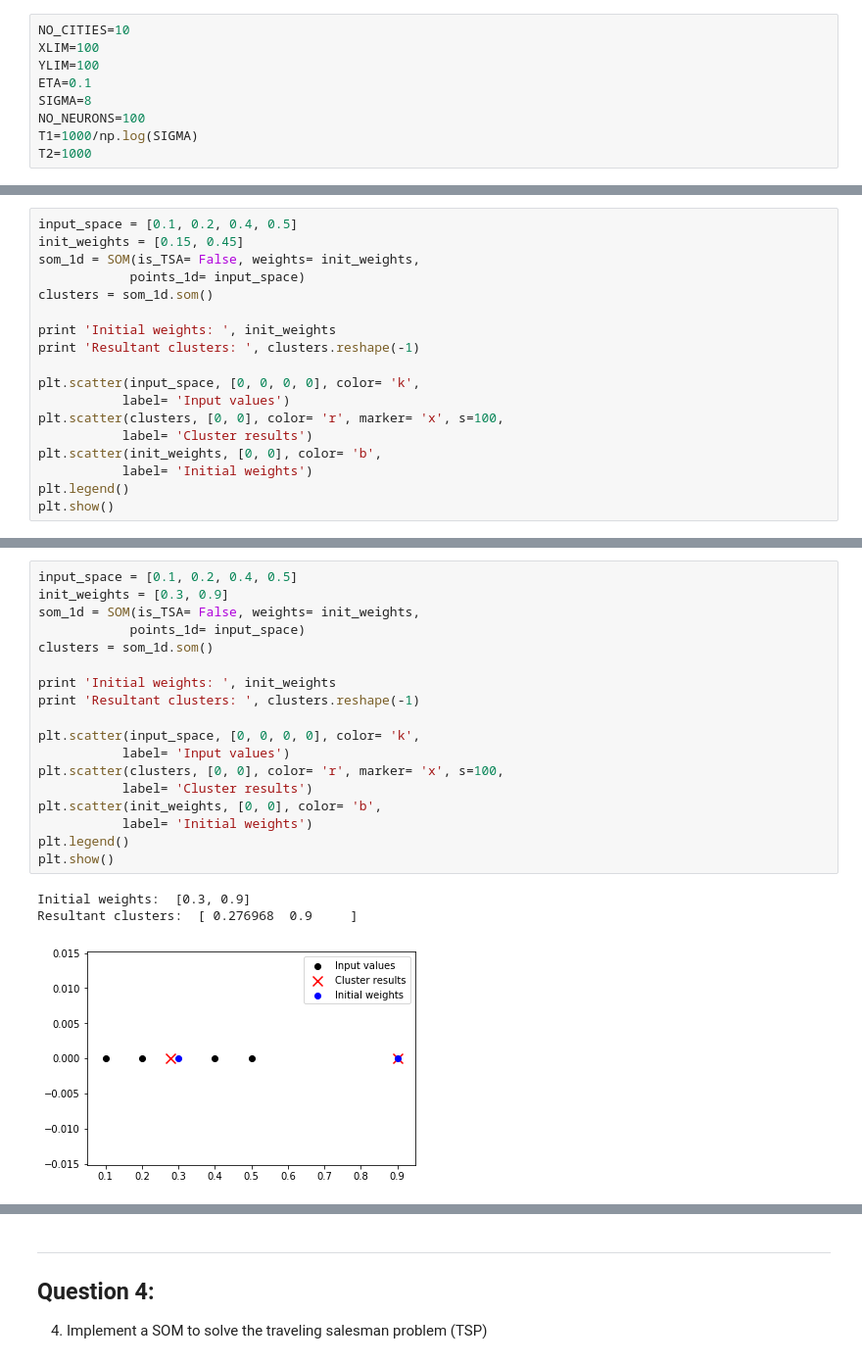
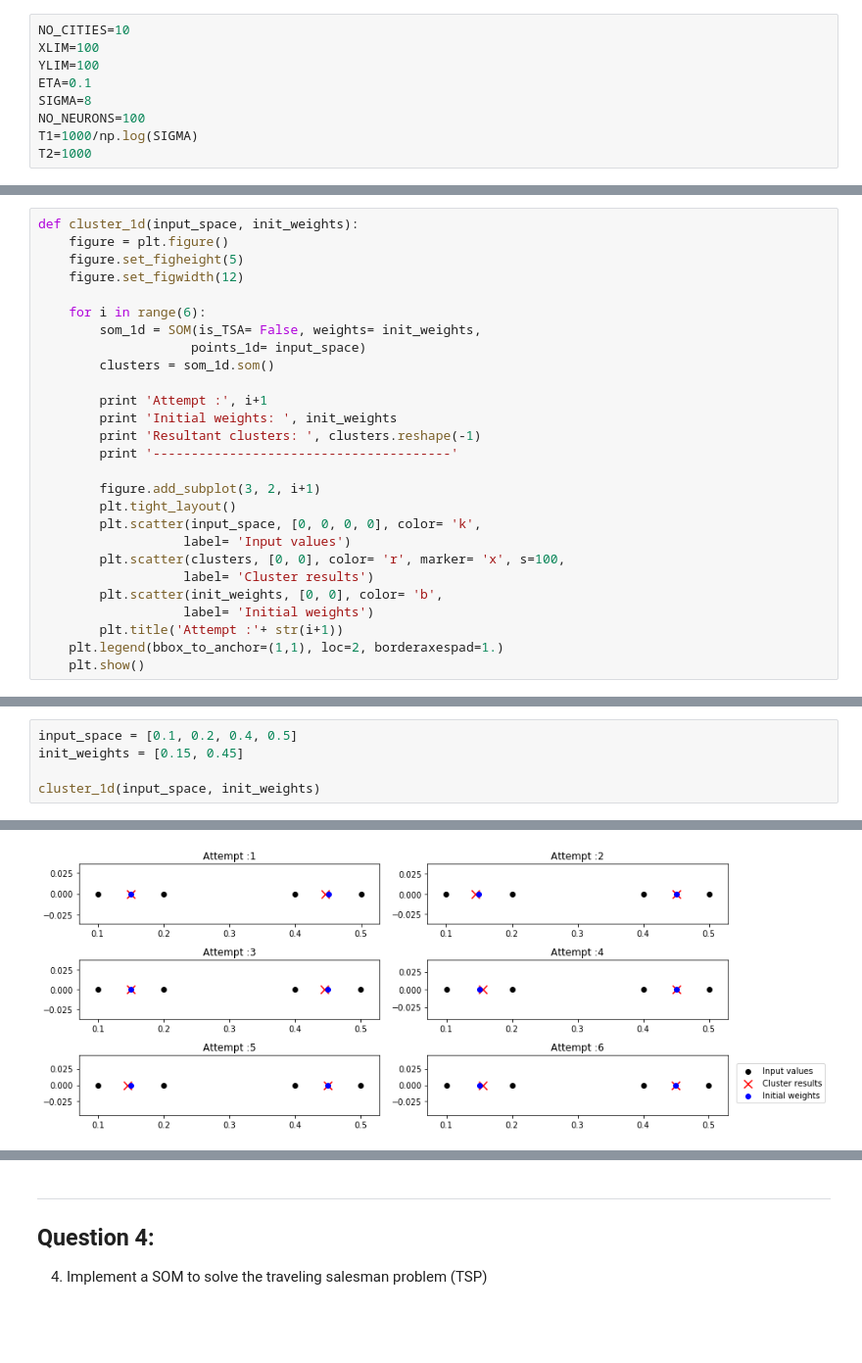
Before and after one commit to debaraj-barua/neural-networks-ws17, a Jupyter notebook: Assignment09/NN_DebarajBarua_NareshKumarGurulingan_041217/NN_DebarajBarua_NareshKumarGurulingan_041217_src/NN_DebarajBarua_NareshKumarGurulingan_041217.ipynb, the cells around one changed output, grey strips where cells are left out. Shown at 98% size. Drawn from its saved outputs; the diff is of its cells as text; blank space fills up the shorter version.

```diff
--- a/Assignment09/NN_DebarajBarua_NareshKumarGurulingan_041217/NN_DebarajBarua_NareshKumarGurulingan_041217_src/NN_DebarajBarua_NareshKumarGurulingan_041217.ipynb
+++ b/Assignment09/NN_DebarajBarua_NareshKumarGurulingan_041217/NN_DebarajBarua_NareshKumarGurulingan_041217_src/NN_DebarajBarua_NareshKumarGurulingan_041217.ipynb
@@ -125,20 +128,29 @@ class SOM():
         if self.is_TSA == False:
             return self.weights
 # %%
-input_space = [0.1, 0.2, 0.4, 0.5]
-init_weights = [0.15, 0.45]
-som_1d = SOM(is_TSA= False, weights= init_weights,
-            points_1d= input_space)
-clusters = som_1d.som()
+def cluster_1d(input_space, init_weights):
+    figure = plt.figure()
+    figure.set_figheight(5)
+    figure.set_figwidth(12)
 
-print 'Initial weights: ', init_weights
-print 'Resultant clusters: ', clusters.reshape(-1)
+    for i in range(6):
+        som_1d = SOM(is_TSA= False, weights= init_weights,
+                    points_1d= input_space)
+        clusters = som_1d.som()
 
-plt.scatter(input_space, [0, 0, 0, 0], color= 'k',
-           label= 'Input values')
-plt.scatter(clusters, [0, 0], color= 'r', marker= 'x', s=100,
-           label= 'Cluster results')
-plt.scatter(init_weights, [0, 0], color= 'b',
-           label= 'Initial weights')
-plt.legend()
-plt.show()
+        print 'Attempt :', i+1
+        print 'Initial weights: ', init_weights
+        print 'Resultant clusters: ', clusters.reshape(-1)
+        print '---------------------------------------'
+
+        figure.add_subplot(3, 2, i+1)
+        plt.tight_layout()
+        plt.scatter(input_space, [0, 0, 0, 0], color= 'k',
+                   label= 'Input values')
+        plt.scatter(clusters, [0, 0], color= 'r', marker= 'x', s=100,
+                   label= 'Cluster results')
+        plt.scatter(init_weights, [0, 0], color= 'b',
+                   label= 'Initial weights')
+        plt.title('Attempt :'+ str(i+1))
+    plt.legend(bbox_to_anchor=(1,1), loc=2, borderaxespad=1.)
+    plt.show()
@@ -149,22 +157,6 @@ Resultant clusters:  [ 0.15   0.455]
-# %%
-input_space = [0.1, 0.2, 0.4, 0.5]
-init_weights = [0.3, 0.9]
-som_1d = SOM(is_TSA= False, weights= init_weights,
-            points_1d= input_space)
-clusters = som_1d.som()
-
-print 'Initial weights: ', init_weights
-print 'Resultant clusters: ', clusters.reshape(-1)
-
-plt.scatter(input_space, [0, 0, 0, 0], color= 'k',
-           label= 'Input values')
-plt.scatter(clusters, [0, 0], color= 'r', marker= 'x', s=100,
-           label= 'Cluster results')
-plt.scatter(init_weights, [0, 0], color= 'b',
-           label= 'Initial weights')
-plt.legend()
-plt.show()
-# %% [output]
-Initial weights:  [0.3, 0.9]
-Resultant clusters:  [ 0.276968  0.9     ]
-[figure, removed]
+# %%
+input_space = [0.1, 0.2, 0.4, 0.5]
+init_weights = [0.15, 0.45]
+
+cluster_1d(input_space, init_weights)
+# %% [output]
@@ -170,0 +180 @@ Resultant clusters:  [ 0.276968  0.9     ]
+[figure, added]
```
Also changed, not shown: parts of 7 cells of this notebook, 21 other files.
